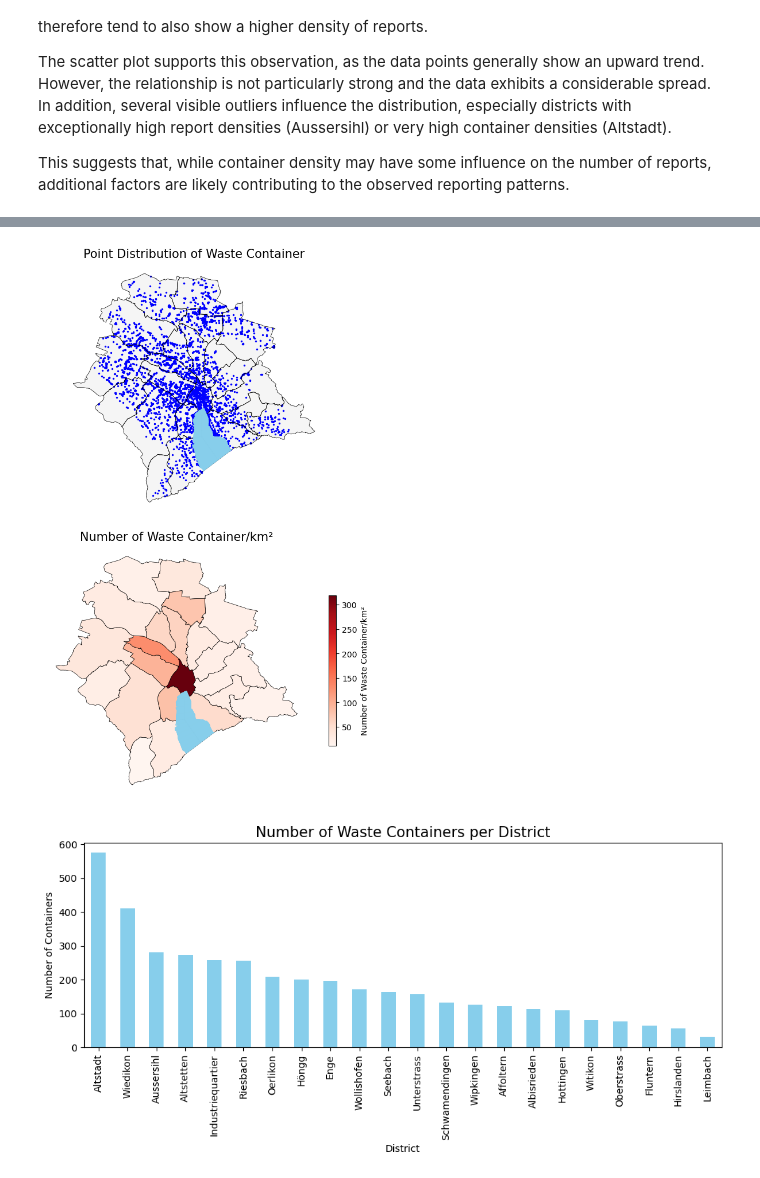
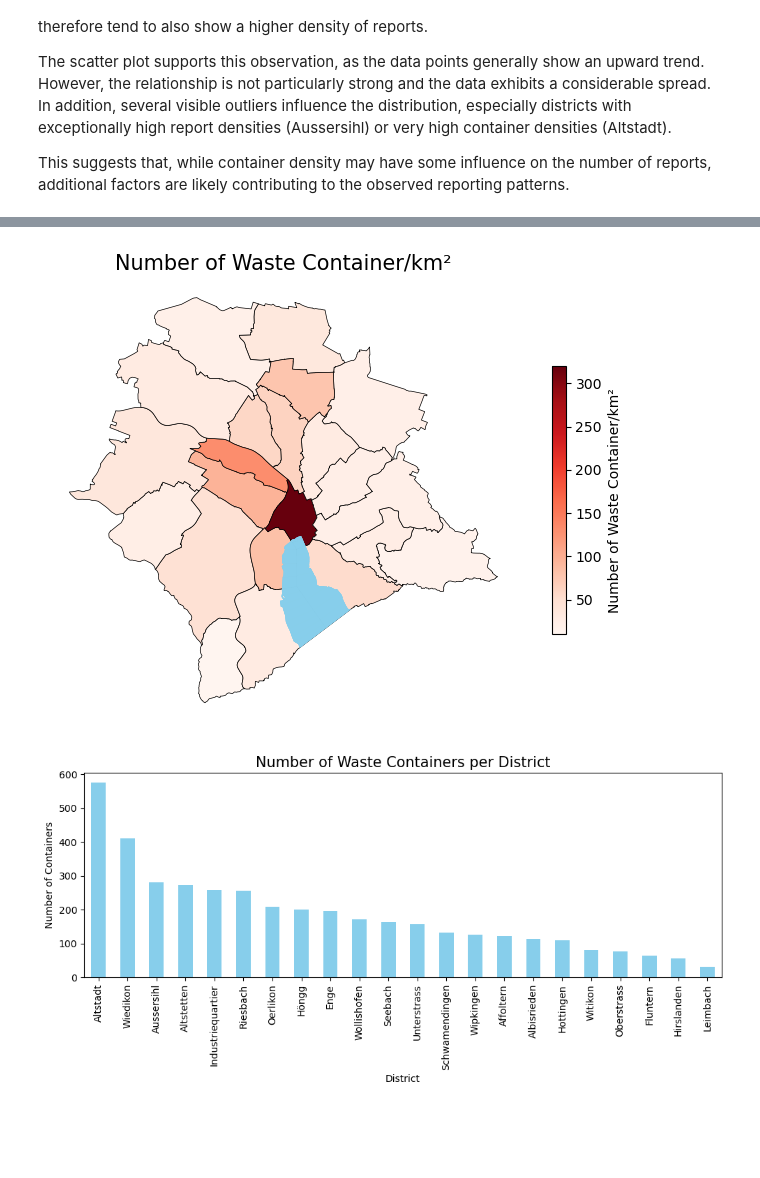
Before and after one commit to fabianott/zueriwieneu_spatial_analysis, a Jupyter notebook: notebooks/spatial_analysis.ipynb, the cells around one changed output, grey strips where cells are left out. Cells and saved outputs as stored; diff of their text form; code cells hidden in the pictures; blank space fills up the shorter version.

```diff
--- a/notebooks/spatial_analysis.ipynb
+++ b/notebooks/spatial_analysis.ipynb
@@ -266,53 +335,32 @@ This suggests that, while container density may have some influence on the numbe
 # %%
-# Distribution of waste containers
-abfallgefaesse = gpd.read_file("../data/raw/abfallgefaesse.gpkg")
-abfallgefaesse = abfallgefaesse.to_crs(epsg=2056)
-
-fig, axs = plt.subplots(2,1, figsize=(7, 10))
-
-quartiere_gdf.plot(ax=axs[0], color="whitesmoke", linewidth=0.5, zorder=1)
-
-abfallgefaesse.plot(
-    ax=axs[0],
-    color="blue",
-    markersize=2,
-    zorder=2,
-    label="Waste container")
-
-lakes_gdf.plot(ax=axs[0], color="skyblue", zorder=4)
-
-quartiere_gdf.boundary.plot(ax=axs[0], color="black", linewidth=0.5, zorder=3)
-
-axs[0].axis("off")
-axs[0].set_title("Point Distribution of Waste Container", fontsize =15)
-
-# Choropleth Map
 # Spatial Join
 waste_quartiere_gdf = gpd.sjoin(abfallgefaesse, quartiere_gdf, how="inner", predicate="within")
 waste_container_counts = waste_quartiere_gdf.groupby("name").size().reset_index(name="count")
 quartiere_waste_container_counts_gdf = quartiere_gdf.merge(waste_container_counts, on="name", how="left")
 
 # Standardization
 quartiere_waste_container_counts_gdf["density"] = quartiere_waste_container_counts_gdf["count"] / quartiere_waste_container_counts_gdf["area_km2"]
 
-lakes_gdf.plot(ax=axs[1], color="skyblue",zorder=2)
+fig, ax = plt.subplots(1,1, figsize=(7, 5))
+
+lakes_gdf.plot(ax=ax, color="skyblue", zorder=2)
 
 quartiere_waste_container_counts_gdf.plot(
     column="density",
     cmap="Reds",
     legend=True,
-    legend_kwds={'label': "Number of Waste Container/km²", 'orientation': "vertical", "shrink": 0.6},
+    legend_kwds={"label": "Number of Waste Container/km²", "orientation": "vertical", "shrink": 0.6},
     edgecolor="black",
     linewidth=0.5,
-    ax=axs[1],
+    ax=ax,
     zorder=1)
 
-axs[1].set_title("Number of Waste Container/km²", fontsize=15)
-axs[1].axis("off")
+ax.set_title("Number of Waste Container/km²", fontsize=15)
+ax.axis("off")
 
 plt.tight_layout()
-plt.savefig("../outputs/dist_waste_container.png", dpi=300, bbox_inches="tight")
+plt.savefig("../outputs/waste_container_choropleth.png", dpi=300, bbox_inches="tight")
 plt.show()
 # %% [output]
-[figure, old version]
+[figure, new version]
 # %%
```
Also changed, not shown: parts of 37 cells of this notebook, 11 other files.
